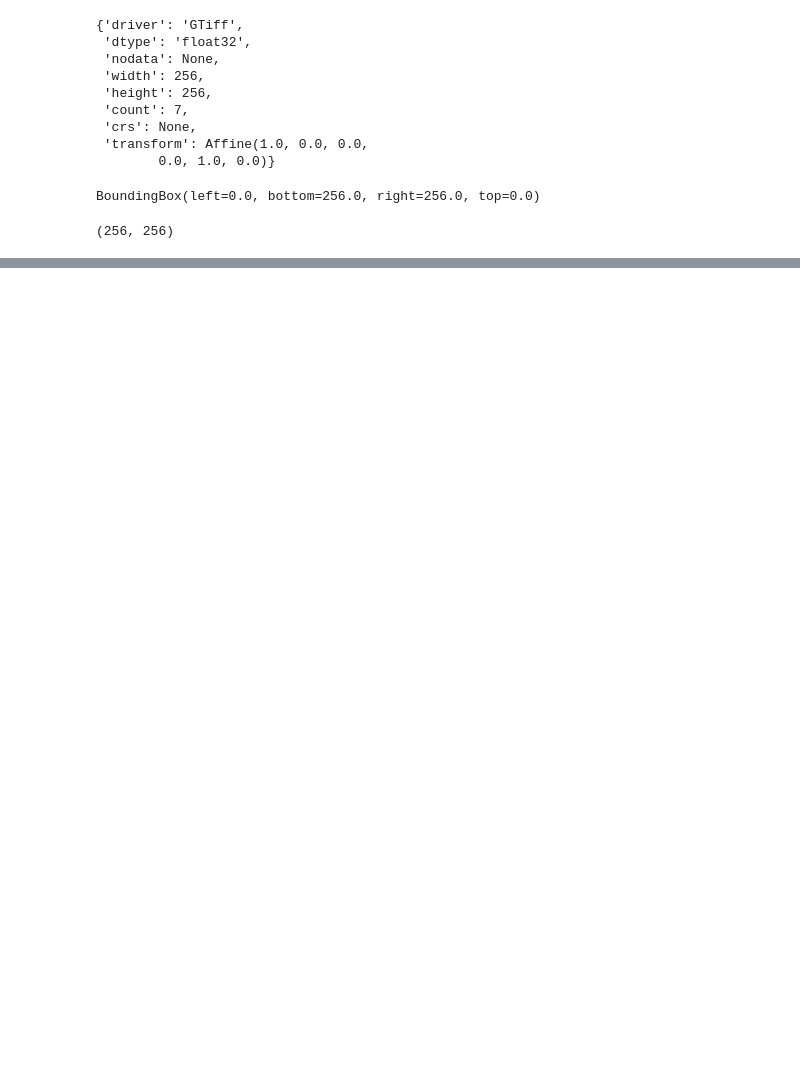
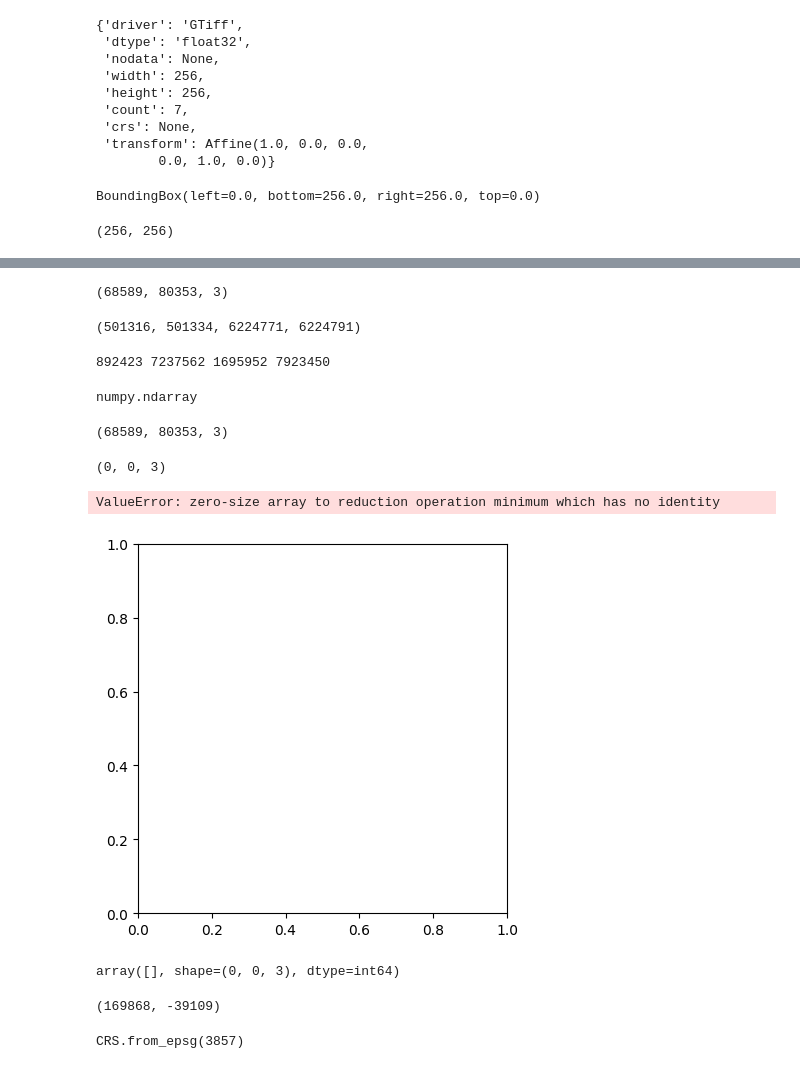
Before and after one commit to nataliehh/project-in-science-studies, a Jupyter notebook: inspect_dataset.ipynb, the cells around one changed output, grey strips where cells are left out. Cells and saved outputs as stored; diff of their text form; code cells hidden in the pictures; blank space fills up the shorter version.

Commit message:
Inspecting Denmark TIF data

```diff
--- a/inspect_dataset.ipynb
+++ b/inspect_dataset.ipynb
@@ -137,0 +167,2 @@ img_data.width, img_data.height
+# %%
+r, g, b, unknown = data
@@ -137,0 +177,51 @@ img_data.width, img_data.height
+# %%
+rgb_img = np.stack((r,g,b), axis = -1).astype(np.float32)
+# %%
+rgb_img.shape
+# %% [output]
+(68589, 80353, 3)
+# %%
+lake_coords = [[[[501332.248, 6224773.935], [501334.244, 6224779.934], [501334.244, 6224784.933], [501333.246, 6224790.932],
+                 [501327.243, 6224789.932], [501317.249, 6224783.933], [501316.243, 6224780.934], [501319.244, 6224774.935],
+                 [501324.25, 6224771.936], [501329.247, 6224770.936], [501332.248, 6224773.935]]]]
+lake_coords = (np.array(lake_coords)).reshape(-1, 2)
+x, y = np.round(lake_coords[:, 0]).astype(int), np.round(lake_coords[:, 1]).astype(int)
+x_min, x_max = np.min(x), np.max(x)
+y_min, y_max = np.min(y), np.max(y)
+x_min, x_max, y_min, y_max
+# %% [output]
+(501316, 501334, 6224771, 6224791)
+# %%
+left, bottom, right, top = np.array(mask_data.bounds).astype(int)
+print(left, bottom, right, top)
+# %% [output]
+892423 7237562 1695952 7923450
+# %%
+type(rgb_img)
+# %% [output]
+numpy.ndarray
+# %%
+rgb_img.shape
+# %% [output]
+(68589, 80353, 3)
+# %%
+crop_img = rgb_img[left-x_min:left-x_max, top-y_min:top-y_max, :].astype(int)
+print(crop_img.shape)
+plt.imshow(crop_img)
+print(crop_img)
+# %% [output]
+(0, 0, 3)
+ValueError: zero-size array to reduction operation minimum which has no identity
+[figure, added]
+# %%
+crop_img
+# %% [output]
+array([], shape=(0, 0, 3), dtype=int64)
+# %%
+mask_data.index(501334, 6224771)
+# %% [output]
+(169868, -39109)
+# %%
+mask_data.crs
+# %% [output]
+CRS.from_epsg(3857)
```
Also changed, not shown: parts of 11 cells of this notebook, 7 other files.
